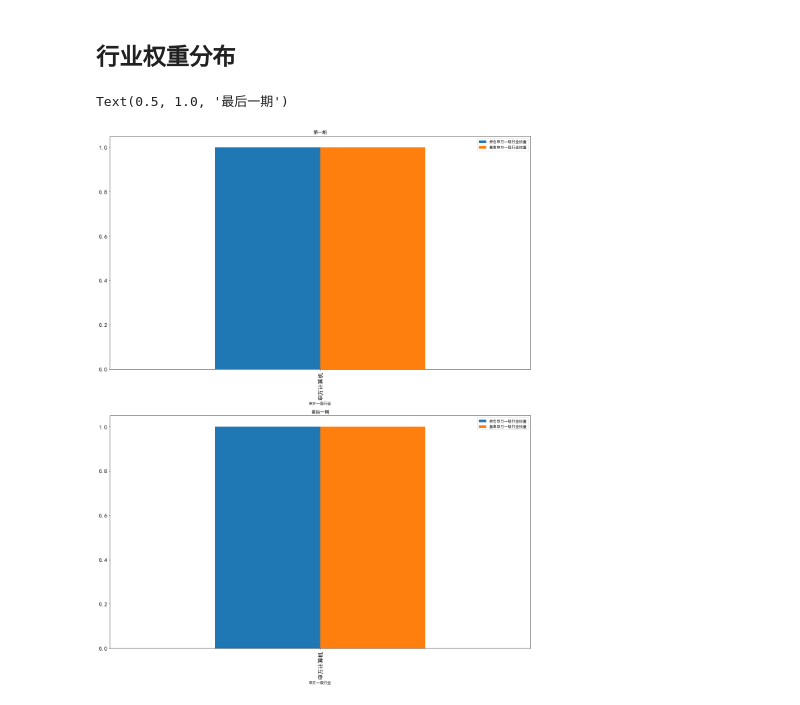
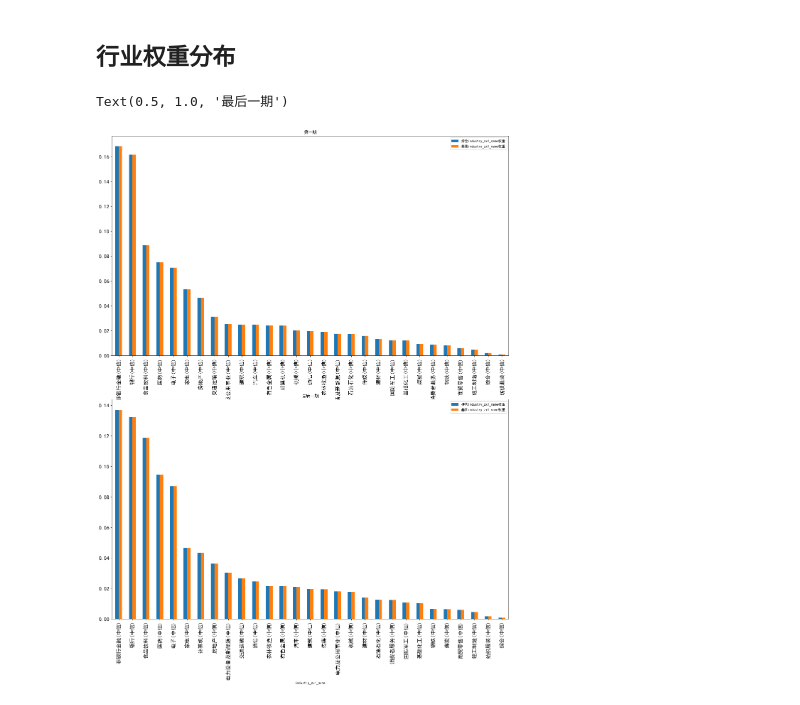
Before and after one commit to QTA-ML20/QTAML2020, a Jupyter notebook: FactorAnalyse/PE-TTM PB-TTM因子双因子分析.ipynb, the cells around one changed output. Drawn from its saved outputs; the diff is of its cells as text; code cells hidden in the pictures.

```diff
--- a/FactorAnalyse/PE-TTM PB-TTM因子双因子分析.ipynb
+++ b/FactorAnalyse/PE-TTM PB-TTM因子双因子分析.ipynb
@@ -108,11 +110,14 @@ class PETTM_PBTTM_Strategy(FactorAnalyserBase):
         :return: result_dict:包含4个部分。分组回测的净值、分组回测每个持有周期的IC、分组回测每次的换手率、
                                             控制变量下每组的股票数量。
 # %%
-fab = PETTM_PBTTM_Strategy(pd.to_datetime('2017-01-01'), pd.to_datetime('2018-12-31'), '沪深300', '沪深300',
-                             ['PE-TTM', 'PB-TTM'], {})
+fab = PETTM_PBTTM_Strategy(pd.to_datetime('2020-01-01'), pd.to_datetime('2020-06-30'), '000300.SH', '沪深300',
+                               ['pe_ratio', 'pb_ratio', 'circulating_market_cap', "market_cap"], {"换仓日期模式":"每日换"})
 fab.prepare_data()
 fab.filter()
 fab.rate_stock()
-result = fab.grouping_test(5, OrderedDict([('申万一级行业', ''), ('流通市值', 5)]),
-                           group_by_benchmark=True, weight_method='VW')
+
+start_ = datetime.datetime.now()
+result = fab.grouping_test(5, OrderedDict([('industry_zx1_name', ''), ('circulating_market_cap', 5)]),
+                               group_by_benchmark=True, weight_method='LVW')
+print(datetime.datetime.now()-start_)
 # result = fab.grouping_test(10, {}, weight_method='VW')
@@ -436,33 +464,33 @@ Text(0.5, 1.0, '最后一期流通市值分布(对数坐标轴)')
 # %% [markdown]
 ## 行业权重分布
 # %%
-industry_factor_name = '申万一级行业'
+industry_factor_name = 'industry_zx1_name'
 
 fig=plt.figure(figsize=(20,25))
 # 第一期
 ax1 = fig.add_subplot(211)
 df = fab.raw_universe_df_dict[min(fab.raw_universe_df_dict.keys())]
 df = df[df[result.group_list[0]] > 0]
 bench_df = fab.benchmark_weight_df_dict[min(fab.benchmark_weight_df_dict.keys())]
 first_period_df = pd.concat([df.groupby(industry_factor_name)[result.group_list[0]].sum(),
                              bench_df.groupby(industry_factor_name)['权重'].sum()],
                             axis=1)
 first_period_df.columns = ('持仓'+industry_factor_name+'权重', '基准'+industry_factor_name+'权重')
 first_period_df.sort_values('持仓'+industry_factor_name+'权重',inplace=True, ascending=False)
 first_period_df.plot(kind='bar', ax=ax1, fontsize=15)
 plt.title('第一期')
 # 最后一期
 ax1 = fig.add_subplot(212)
 df = fab.raw_universe_df_dict[max(fab.raw_universe_df_dict.keys())]
 df = df[df[result.group_list[0]] > 0]
 bench_df = fab.benchmark_weight_df_dict[max(fab.benchmark_weight_df_dict.keys())]
 last_period_df = pd.concat([df.groupby(industry_factor_name)[result.group_list[0]].sum(),
                              bench_df.groupby(industry_factor_name)['权重'].sum()],
                             axis=1)
 last_period_df.columns = ('持仓'+industry_factor_name+'权重', '基准'+industry_factor_name+'权重')
 last_period_df.sort_values('持仓'+industry_factor_name+'权重',inplace=True, ascending=False)
 last_period_df.plot(kind='bar', ax=ax1, fontsize=15)
 plt.title('最后一期')
 # %% [output]
 Text(0.5, 1.0, '最后一期')
-[figure, old version]
+[figure, new version]
```
Also changed, not shown: parts of 22 cells of this notebook, 7 other files.
